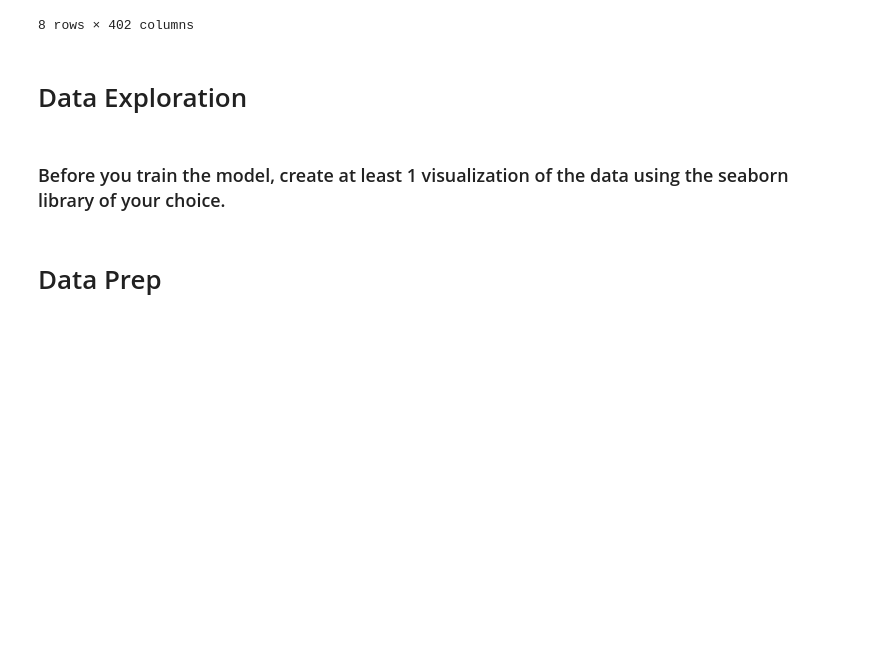
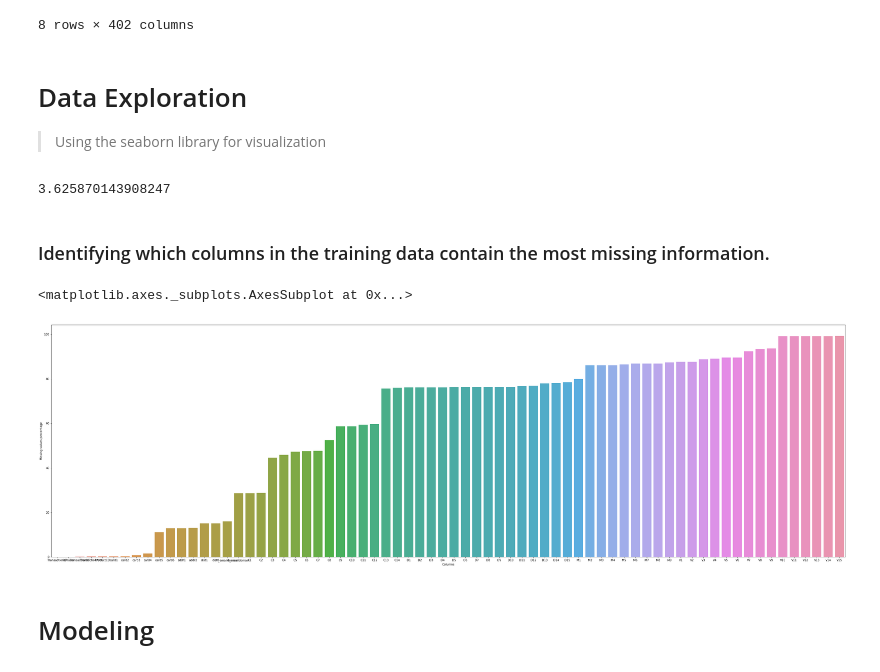
Before and after one commit to tsheltonking/Fraud-Detection-Demo, a Jupyter notebook: Fraud_Detection.ipynb, the cells around one changed output. Cells and saved outputs as stored; diff of their text form; code cells hidden in the pictures; blank space fills up the shorter version.

Commit message:
Visualize data using Seaborn

```diff
--- a/Fraud_Detection.ipynb
+++ b/Fraud_Detection.ipynb
@@ -69,7 +70,25 @@ test_df.describe()
 8 rows × 402 columns
 # %% [markdown]
 # Data Exploration
+> Using the seaborn library for visualization
-# %% [markdown]
-### Before you train the model, create at least 1 visualization of the data using the seaborn library of your choice.
-# %% [markdown]
-# Data Prep
+# %%
+# Compare the ratio of fraudulent transactions.
+len(train_df[train_df["isFraud"]==1])/len(train_df[train_df["isFraud"]==0])*100
+# %% [output]
+3.625870143908247
+# %% [markdown]
+### Identifying which columns in the training data contain the most missing information.
+# %%
+miss_data = pd.isnull(train_df).sum().sort_values(ascending=False)
+miss_per = (miss_data/len(train_df))*100
+missing_data = pd.concat(objs = [miss_data, miss_per], keys = ['Columns','Missing values percentage'], axis = 1)
+
+plt.figure(figsize=(50,15))
+p = sns.barplot(x = 'Columns', y = 'Missing values percentage', data = missing_data)
+p.set_xticklabels(list(train_df.columns))
+p
+# %% [output]
+<matplotlib.axes._subplots.AxesSubplot at 0x...>
+[figure, added]
+# %% [markdown]
+# Modeling
```
Also changed, not shown: parts of 3 cells of this notebook.
